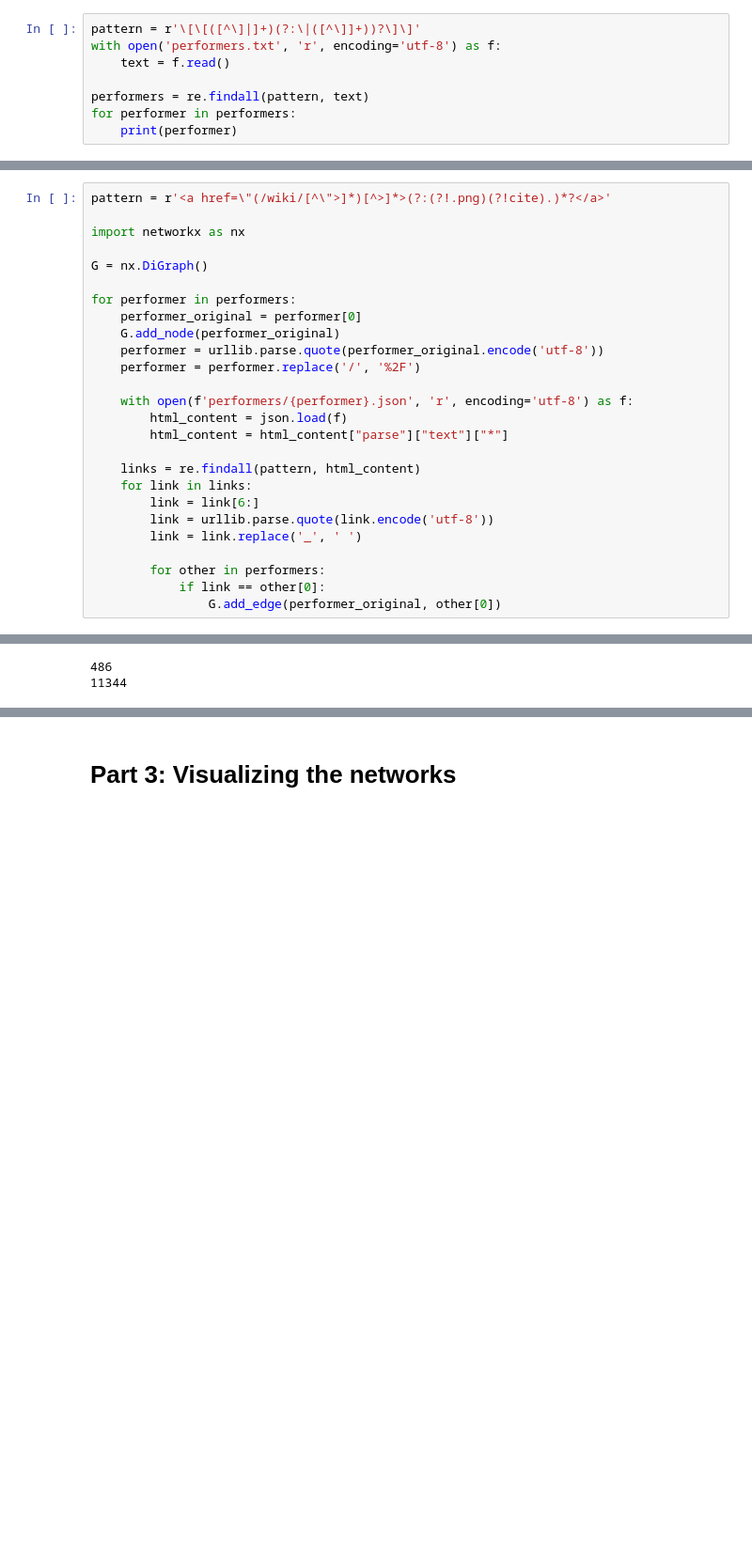
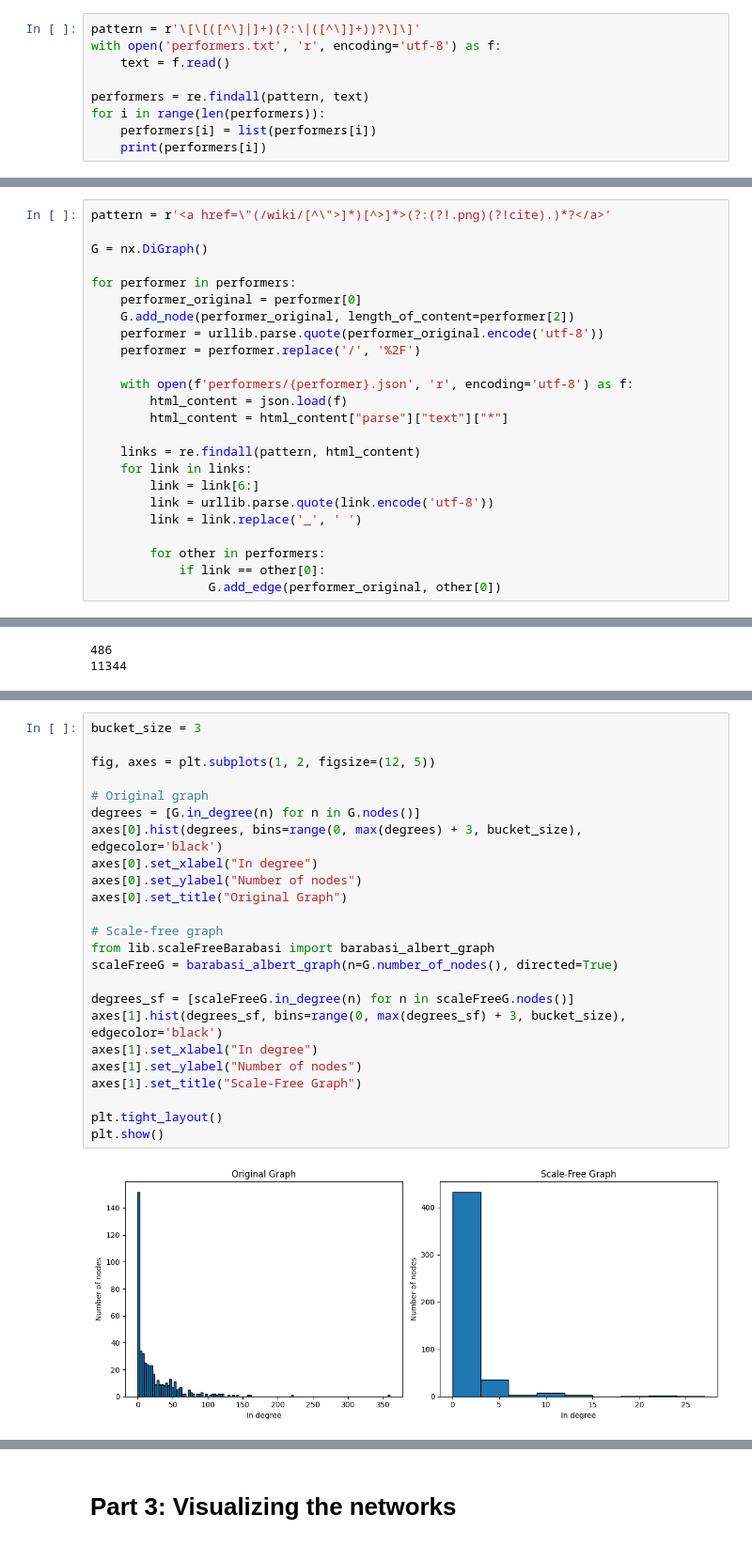
Before and after one commit to AlessandroLongo23/02805-Social-Graphs-and-Interactions, a Jupyter notebook: Week 4/Week4.ipynb, the cells around one changed output, grey strips where cells are left out. Shown: that part at 94% size. Saved outputs shown, nothing was run; the diff lists cells and outputs as text; blank space fills up the shorter version.

```diff
--- a/Week 4/Week4.ipynb
+++ b/Week 4/Week4.ipynb
@@ -123,6 +134,7 @@ with open('performers.txt', 'r', encoding='utf-8') as f:
     text = f.read()
 
 performers = re.findall(pattern, text)
-for performer in performers:
-    print(performer)
+for i in range(len(performers)):
+    performers[i] = list(performers[i])
+    print(performers[i])
 # %% [output]
@@ -242,14 +271,12 @@ If it's helpful to you, it's OK to use an LLM here.
 </div>
 # %%
 pattern = r'<a href=\"(/wiki/[^\">]*)[^>]*>(?:(?!.png)(?!cite).)*?</a>'
-
-import networkx as nx
 
 G = nx.DiGraph()
 
 for performer in performers:
     performer_original = performer[0]
-    G.add_node(performer_original)
+    G.add_node(performer_original, length_of_content=performer[2])
     performer = urllib.parse.quote(performer_original.encode('utf-8'))
     performer = performer.replace('/', '%2F')
 
@@ -387,0 +376,26 @@ plt.show()
+# %%
+bucket_size = 3
+
+fig, axes = plt.subplots(1, 2, figsize=(12, 5))
+
+# Original graph
+degrees = [G.in_degree(n) for n in G.nodes()]
+axes[0].hist(degrees, bins=range(0, max(degrees) + 3, bucket_size), edgecolor='black')
+axes[0].set_xlabel("In degree")
+axes[0].set_ylabel("Number of nodes")
+axes[0].set_title("Original Graph")
+
+# Scale-free graph
+from lib.scaleFreeBarabasi import barabasi_albert_graph
+scaleFreeG = barabasi_albert_graph(n=G.number_of_nodes(), directed=True)
+
+degrees_sf = [scaleFreeG.in_degree(n) for n in scaleFreeG.nodes()]
+axes[1].hist(degrees_sf, bins=range(0, max(degrees_sf) + 3, bucket_size), edgecolor='black')
+axes[1].set_xlabel("In degree")
+axes[1].set_ylabel("Number of nodes")
+axes[1].set_title("Scale-Free Graph")
+
+plt.tight_layout()
+plt.show()
+# %% [output]
+[figure, added]
```
Also changed, not shown: parts of 11 cells of this notebook, 4 other files.
